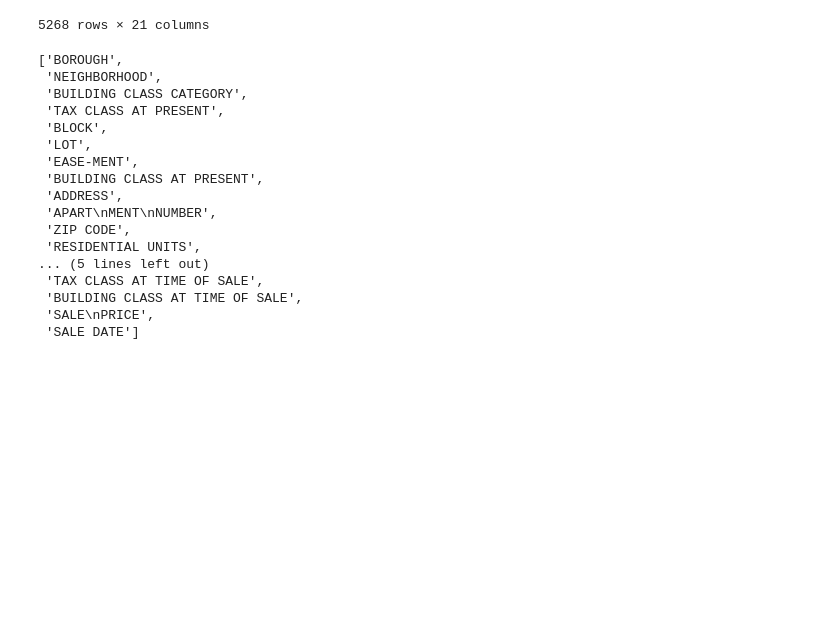
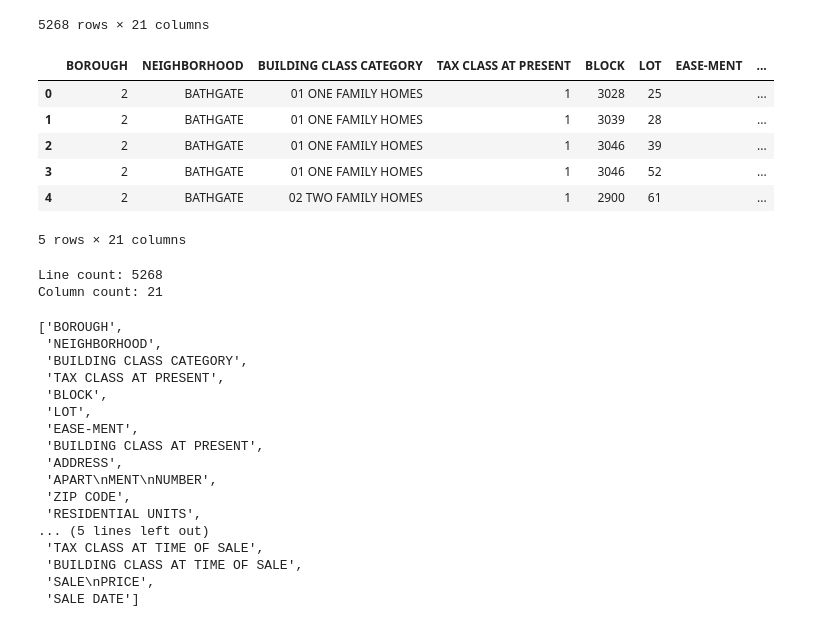
Before and after one commit to PavloPol/big_data_polosenko, a Jupyter notebook: Lab_2/Lab2.ipynb, the cells around one changed output. Drawn from its saved outputs; the diff is of its cells as text; code cells hidden in the pictures; blank space fills up the shorter version.

```diff
--- a/Lab_2/Lab2.ipynb
+++ b/Lab_2/Lab2.ipynb
@@ -19,6 +21,24 @@ data
 | 5266 | 2 | WOODLAWN | 10 COOPS - ELEVATOR APARTMENTS | 2 | 3398 | 97 |  | ... |
 | 5267 | 2 | WOODLAWN | 22 STORE BUILDINGS | 4 | 3387 | 3 |  | ... |
 5268 rows × 21 columns
+# %%
+data.head()
+# %% [output]
+|  | BOROUGH | NEIGHBORHOOD | BUILDING CLASS CATEGORY | TAX CLASS AT PRESENT | BLOCK | LOT | EASE-MENT | ... |
+| 0 | 2 | BATHGATE | 01 ONE FAMILY HOMES | 1 | 3028 | 25 |  | ... |
+| 1 | 2 | BATHGATE | 01 ONE FAMILY HOMES | 1 | 3039 | 28 |  | ... |
+| 2 | 2 | BATHGATE | 01 ONE FAMILY HOMES | 1 | 3046 | 39 |  | ... |
+| 3 | 2 | BATHGATE | 01 ONE FAMILY HOMES | 1 | 3046 | 52 |  | ... |
+| 4 | 2 | BATHGATE | 02 TWO FAMILY HOMES | 1 | 2900 | 61 |  | ... |
+5 rows × 21 columns
+# %%
+line_count = data.shape[0]
+column_count = data.shape[1]
+print("Line count: {}".format(line_count))
+print("Column count: {}".format(column_count))
+# %% [output]
+Line count: 5268
+Column count: 21
 # %%
 columns = list(data.columns.values)
 columns
```
Also changed, not shown: parts of 7 cells of this notebook.
